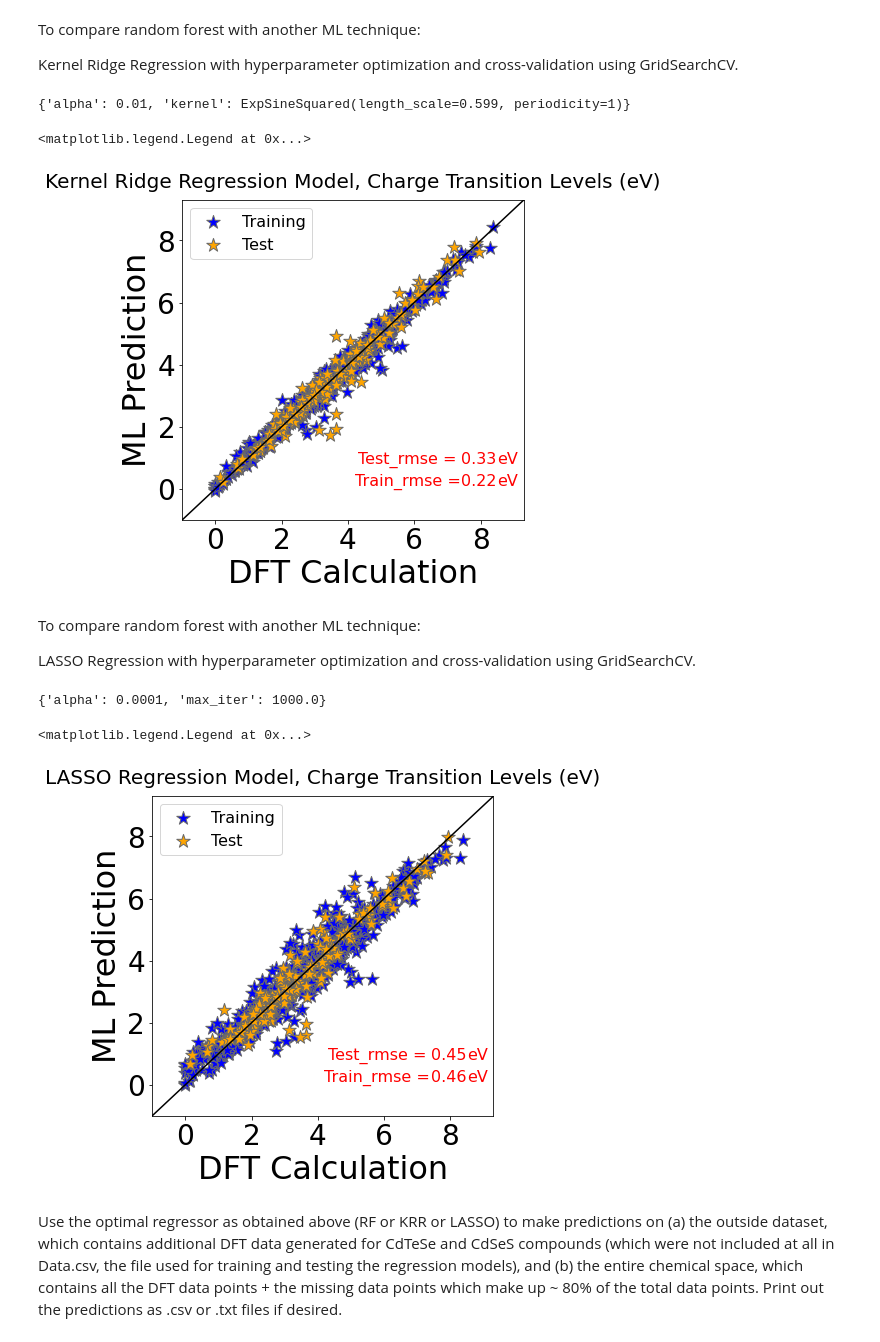
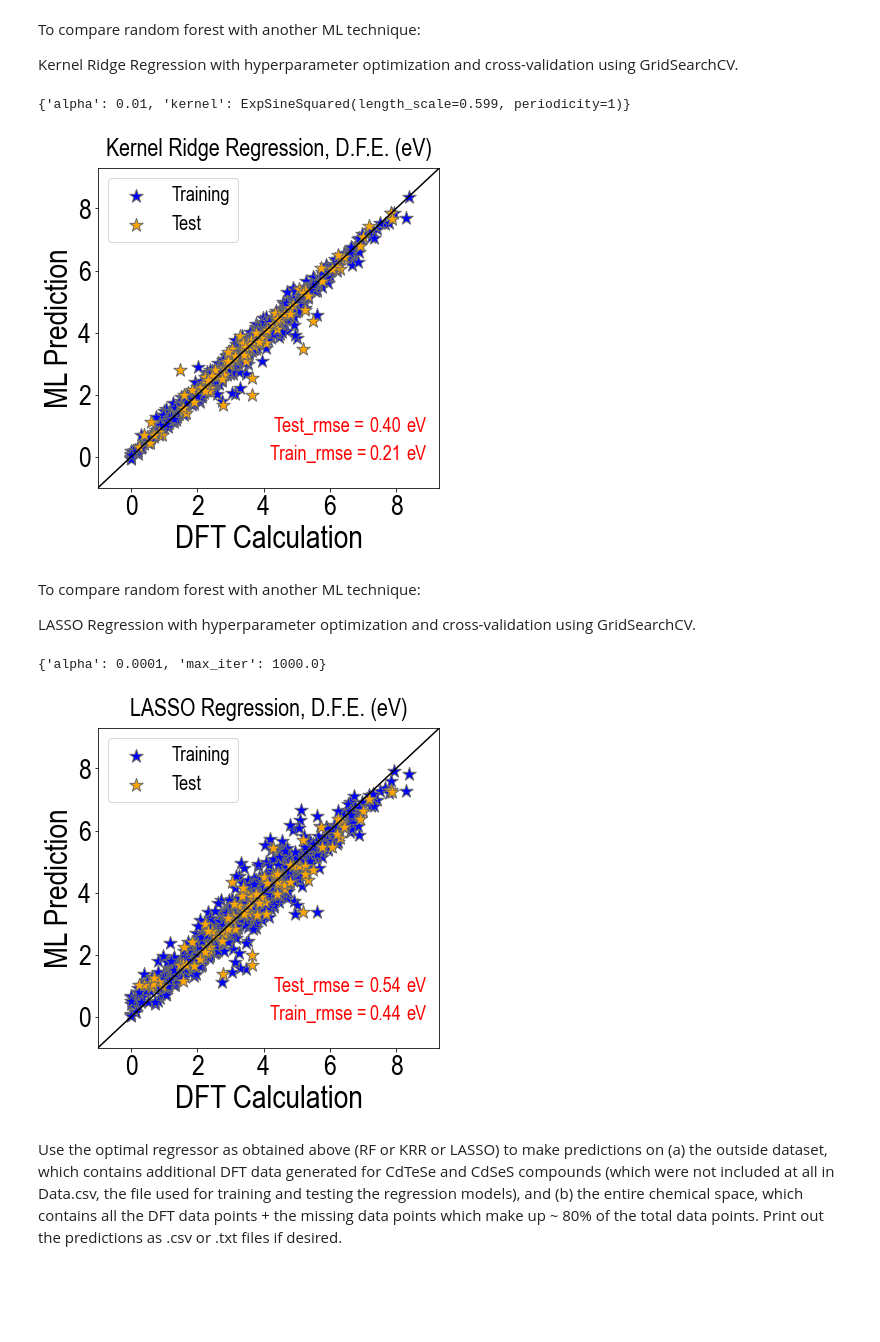
Before and after one commit to mannodiarun/Regression-on-DFT-Data, a Jupyter notebook: Regression.ipynb, the cells around one changed output. Drawn from its saved outputs; the diff is of its cells as text; code cells hidden in the pictures; blank space fills up the shorter version.

```diff
--- a/Regression.ipynb
+++ b/Regression.ipynb
@@ -183,7 +169,7 @@ XX = copy.deepcopy(X)
 n = dopant.size
 m = np.int(X.size/n)
 
-t = 0.20
+t = 0.10
 
 X_train, X_test, Prop_train, Prop_test, dop_train, dop_test, sc_train, sc_test, ds_train, ds_test = train_test_split(XX, prop, dopant, CdX, doping_site, test_size=t)
 
@@ -215,7 +201,7 @@ for i in range(0,n_out):
     for j in range(0,m):
         X_out_fl[i][j] = np.float(X_out[i][j])
 
-X_all_fl = [[0.0 for a in range(m)] for b in range(n_all)]
-for i in range(0,n_all):
-    for j in range(0,m):
-        X_all_fl[i][j] = np.float(X_all[i][j])
+# X_all_fl = [[0.0 for a in range(m)] for b in range(n_all)]
+# for i in range(0,n_all):
+#     for j in range(0,m):
+#         X_all_fl[i][j] = np.float(X_all[i][j])
@@ -514,8 +508,7 @@ Pred_test_fl  = krr_opt.predict(X_test_fl)
 
 print(krr_opt.best_params_)
 
-np.savetxt('Pred_train.csv', Pred_train_fl)
-np.savetxt('Pred_test.csv', Pred_test_fl)
+Pred_out = krr_opt.predict(X_out_fl)
 
 
 ##  Prediction RMSE  ##
@@ -524,43 +517,44 @@ rmse_test_prop = np.sqrt ( sklearn.metrics.mean_squared_error(Prop_test_fl, Pred
 rmse_train_prop = np.sqrt ( sklearn.metrics.mean_squared_error(Prop_train_fl, Pred_train_fl) )
 
 
 ##  Plot Regression Results  ##
 
 plt.figure(figsize=(6,6))
 plt.subplots_adjust(left=0.16, bottom=0.16, right=0.95, top=0.90)
 plt.rc('font', family='Arial narrow')
 
-plt.title('Kernel Ridge Regression Model, Charge Transition Levels (eV)', fontsize=20, pad=12)
+plt.title('Kernel Ridge Regression, D.F.E. (eV)', fontsize=24, pad=12)
 
 a = [-175,0,125]
 b = [-175,0,125]
 plt.plot(b, a, c='k', ls='-')
 
 plt.ylabel('ML Prediction', fontname='Arial Narrow', size=32)
 plt.xlabel('DFT Calculation', fontname='Arial Narrow', size=32)
 plt.rc('xtick', labelsize=28)
 plt.rc('ytick', labelsize=28)
 plt.ylim([-1.0, 9.3])
 plt.xlim([-1.0, 9.3])
 plt.xticks([0, 2, 4, 6, 8])
 plt.yticks([0, 2, 4, 6, 8])
 
 te = '%.2f' % rmse_test_prop
 tr = '%.2f' % rmse_train_prop
-plt.text(4.3, 0.8, 'Test_rmse = ', c='r', fontsize=16)
-plt.text(7.4, 0.8, te, c='r', fontsize=16)
-plt.text(8.5, 0.8, 'eV', c='r', fontsize=16)
-plt.text(4.2, 0.1, 'Train_rmse = ', c='r', fontsize=16)
-plt.text(7.4, 0.1, tr, c='r', fontsize=16)
-plt.text(8.5, 0.1, 'eV', c='r', fontsize=16)
+plt.text(4.3, 0.8, 'Test_rmse = ', c='r', fontsize=20)
+plt.text(7.2, 0.8, te, c='r', fontsize=20)
+plt.text(8.3, 0.8, 'eV', c='r', fontsize=20)
+plt.text(4.2, -0.1, 'Train_rmse = ', c='r', fontsize=20)
+plt.text(7.2, -0.1, tr, c='r', fontsize=20)
+plt.text(8.3, -0.1, 'eV', c='r', fontsize=20)
 
 plt.scatter(Prop_train_fl[:], Pred_train_fl[:], c='blue', marker='*', s=200, edgecolors='dimgrey', alpha=1.0, label='Training')
 plt.scatter(Prop_test_fl[:], Pred_test_fl[:], c='orange', marker='*', s=200, edgecolors='dimgrey', alpha=1.0, label='Test')
-plt.legend(loc='upper left',ncol=1, frameon=True, prop={'family':'Arial narrow','size':16})
+plt.legend(loc='upper left',ncol=1, frameon=True, prop={'family':'Arial narrow','size':20})
+
+plt.savefig('plot.pdf', dpi=450)
 # %% [output]
 {'alpha': 0.01, 'kernel': ExpSineSquared(length_scale=0.599, periodicity=1)}
-<matplotlib.legend.Legend at 0x...>
-[figure, old version]
+[figure, new version]
 # %% [markdown]
 To compare random forest with another ML technique:
 
@@ -582,8 +576,7 @@ Pred_test_fl  = lassoreg.predict(X_test_fl)
 
 print(lassoreg.best_params_)
 
-np.savetxt('Pred_train.csv', Pred_train_fl)
-np.savetxt('Pred_test.csv', Pred_test_fl)
+Pred_out = lassoreg.predict(X_out_fl)
 
 
 ##  Prediction RMSE  ##
@@ -598,7 +591,7 @@ plt.figure(figsize=(6,6))
 plt.subplots_adjust(left=0.16, bottom=0.16, right=0.95, top=0.90)
 plt.rc('font', family='Arial narrow')
 
-plt.title('LASSO Regression Model, Charge Transition Levels (eV)', fontsize=20, pad=12)
+plt.title('LASSO Regression, D.F.E. (eV)', fontsize=24, pad=12)
 
 a = [-175,0,125]
 b = [-175,0,125]
@@ -615,20 +608,21 @@ plt.yticks([0, 2, 4, 6, 8])
 
 te = '%.2f' % rmse_test_prop
 tr = '%.2f' % rmse_train_prop
-plt.text(4.3, 0.8, 'Test_rmse = ', c='r', fontsize=16)
-plt.text(7.4, 0.8, te, c='r', fontsize=16)
-plt.text(8.5, 0.8, 'eV', c='r', fontsize=16)
-plt.text(4.2, 0.1, 'Train_rmse = ', c='r', fontsize=16)
-plt.text(7.4, 0.1, tr, c='r', fontsize=16)
-plt.text(8.5, 0.1, 'eV', c='r', fontsize=16)
+plt.text(4.3, 0.8, 'Test_rmse = ', c='r', fontsize=20)
+plt.text(7.2, 0.8, te, c='r', fontsize=20)
+plt.text(8.3, 0.8, 'eV', c='r', fontsize=20)
+plt.text(4.2, -0.1, 'Train_rmse = ', c='r', fontsize=20)
+plt.text(7.2, -0.1, tr, c='r', fontsize=20)
+plt.text(8.3, -0.1, 'eV', c='r', fontsize=20)
 
 plt.scatter(Prop_train_fl[:], Pred_train_fl[:], c='blue', marker='*', s=200, edgecolors='dimgrey', alpha=1.0, label='Training')
 plt.scatter(Prop_test_fl[:], Pred_test_fl[:], c='orange', marker='*', s=200, edgecolors='dimgrey', alpha=1.0, label='Test')
-plt.legend(loc='upper left',ncol=1, frameon=True, prop={'family':'Arial narrow','size':16})
+plt.legend(loc='upper left',ncol=1, frameon=True, prop={'family':'Arial narrow','size':20})
+
+plt.savefig('plot.pdf', dpi=450)
 # %% [output]
 {'alpha': 0.0001, 'max_iter': 1000.0}
-<matplotlib.legend.Legend at 0x...>
-[figure, old version]
+[figure, new version]
 # %% [markdown]
 Use the optimal regressor as obtained above (RF or KRR or LASSO) to make predictions on (a) the outside dataset, which contains additional DFT data generated for CdTeSe and CdSeS compounds (which were not included at all in Data.csv, the file used for training and testing the regression models), and (b) the entire chemical space, which contains all the DFT data points + the missing data points which make up ~ 80% of the total data points. Print out the predictions as .csv or .txt files if desired.
 # %%
```
Also changed, not shown: parts of 9 cells of this notebook.
